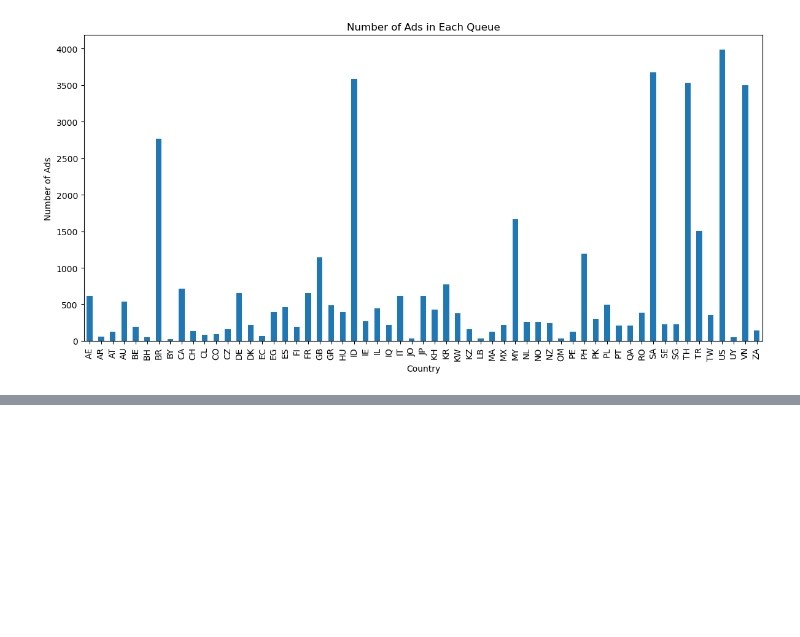
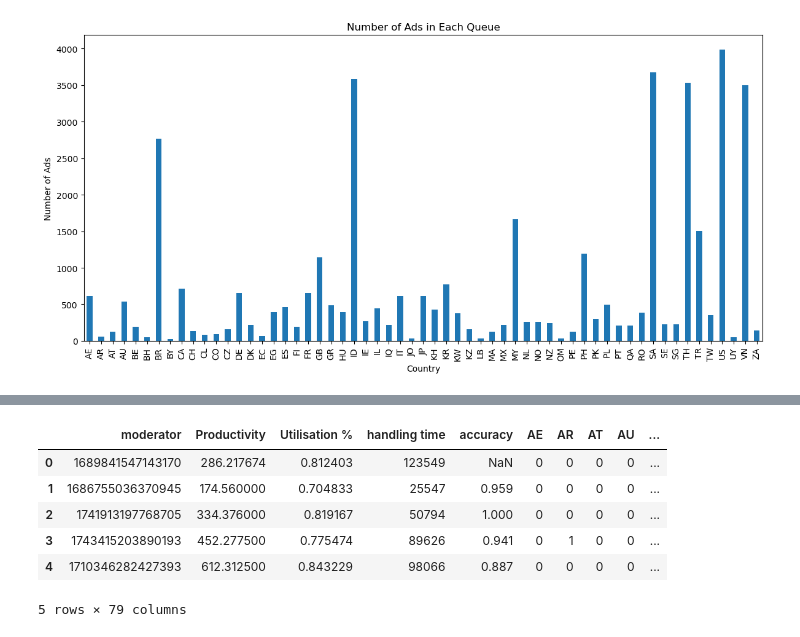
Before and after one commit to tanjoash/tiktok-hackathon, a Jupyter notebook: raynard/queue_priority.ipynb, the cells around one changed output, grey strips where cells are left out. Cells and saved outputs as stored; diff of their text form; code cells hidden in the pictures; blank space fills up the shorter version.

```diff
--- a/raynard/queue_priority.ipynb
+++ b/raynard/queue_priority.ipynb
@@ -73,0 +89,18 @@ plt.show()
+# %%
+# Cleaning the accuracy column and converting it to a numeric type
+mod_data['accuracy'] = pd.to_numeric(mod_data['accuracy'], errors='coerce')
+
+# Calculating the score and daily capacity for each moderator
+mod_data['score'] = (mod_data['Productivity'] * mod_data['Utilisation %'] * mod_data['accuracy']) / mod_data['handling time']
+mod_data['daily_capacity'] = (mod_data['Productivity'] * mod_data['Utilisation %']).astype(int)
+
+# Displaying the first few rows of the data with the calculated scores and daily capacity
+mod_data.head()
+# %% [output]
+|  | moderator | Productivity | Utilisation % | handling time | accuracy | AE | AR | AT | AU | ... |
+| 0 | 1689841547143170 | 286.217674 | 0.812403 | 123549 | NaN | 0 | 0 | 0 | 0 | ... |
+| 1 | 1686755036370945 | 174.560000 | 0.704833 | 25547 | 0.959 | 0 | 0 | 0 | 0 | ... |
+| 2 | 1741913197768705 | 334.376000 | 0.819167 | 50794 | 1.000 | 0 | 0 | 0 | 0 | ... |
+| 3 | 1743415203890193 | 452.277500 | 0.775474 | 89626 | 0.941 | 0 | 1 | 0 | 0 | ... |
+| 4 | 1710346282427393 | 612.312500 | 0.843229 | 98066 | 0.887 | 0 | 0 | 0 | 0 | ... |
+5 rows × 79 columns
```
Also changed, not shown: parts of 4 cells of this notebook, 2 other files.
